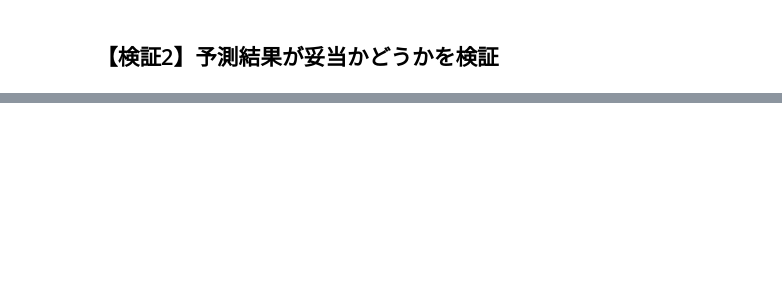
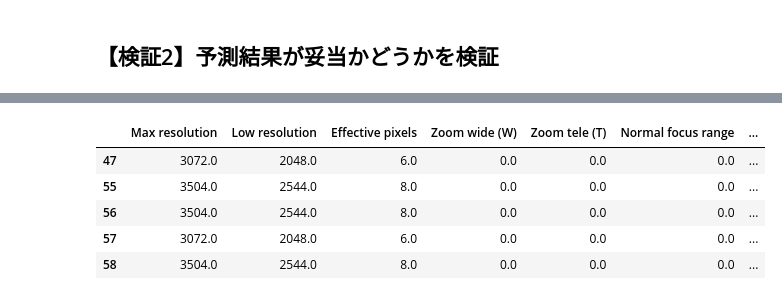
Before and after one commit to daring-board/clustering_practice, a Jupyter notebook: CameraDataClustering.ipynb, the cells around one changed output, grey strips where cells are left out. Saved outputs shown, nothing was run; the diff lists cells and outputs as text; code cells hidden in the pictures; blank space fills up the shorter version.

```diff
--- a/CameraDataClustering.ipynb
+++ b/CameraDataClustering.ipynb
@@ -149,0 +137,9 @@ To retain the current behavior and silence the warning, pass sort=False
+# %%
+ret_df[ret_df['label']==0].head()
+# %% [output]
+|  | Max resolution | Low resolution | Effective pixels | Zoom wide (W) | Zoom tele (T) | Normal focus range | ... |
+| 47 | 3072.0 | 2048.0 | 6.0 | 0.0 | 0.0 | 0.0 | ... |
+| 55 | 3504.0 | 2544.0 | 8.0 | 0.0 | 0.0 | 0.0 | ... |
+| 56 | 3504.0 | 2544.0 | 8.0 | 0.0 | 0.0 | 0.0 | ... |
+| 57 | 3072.0 | 2048.0 | 6.0 | 0.0 | 0.0 | 0.0 | ... |
+| 58 | 3504.0 | 2544.0 | 8.0 | 0.0 | 0.0 | 0.0 | ... |
```
Also changed, not shown: parts of 14 cells of this notebook, 8 other files.
